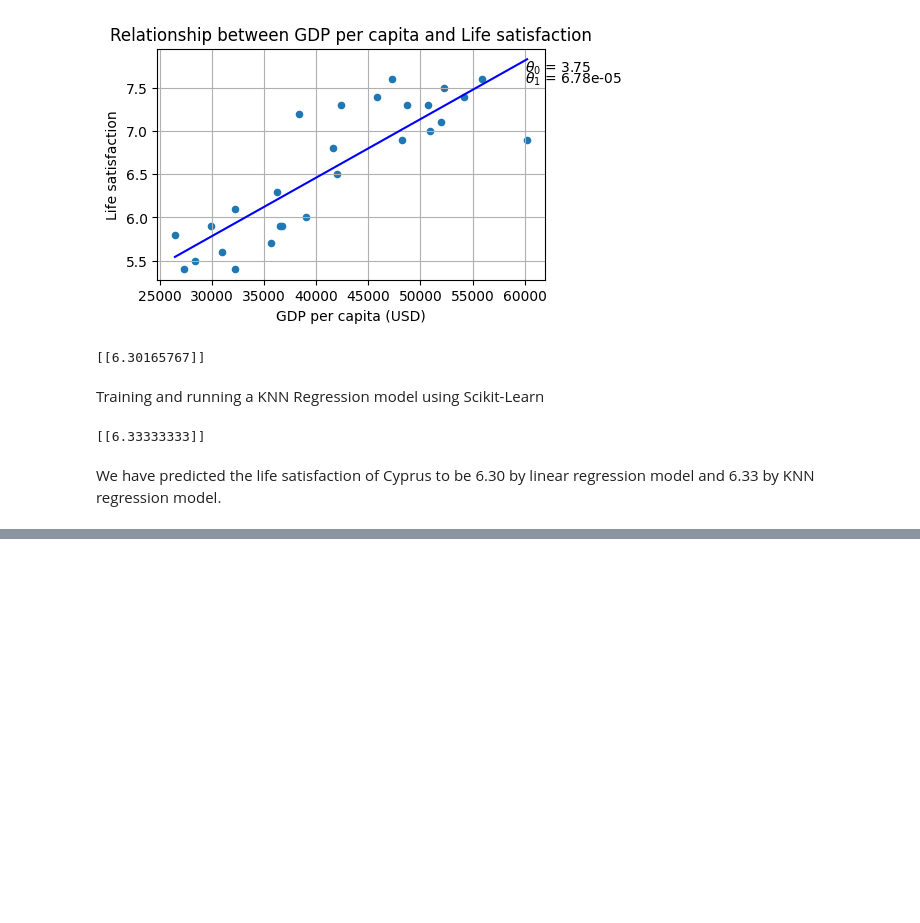
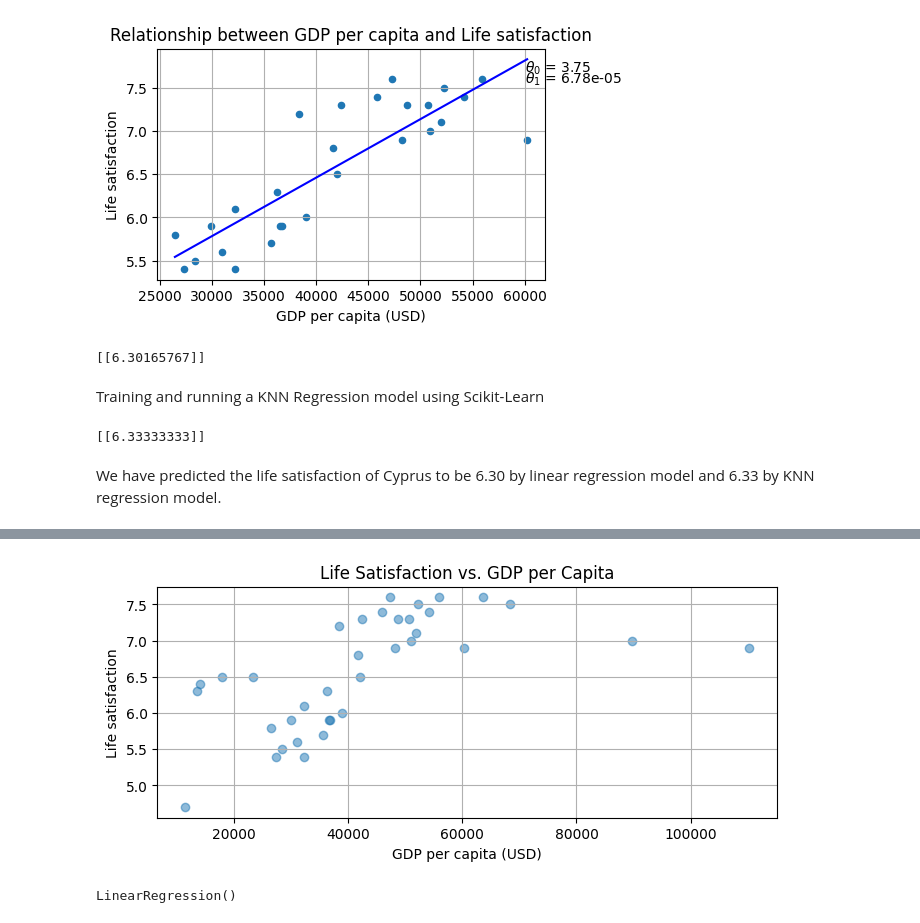
Before and after one commit to iupui-soic/pybootcamp, a Jupyter notebook: Raajitha_Chapter1.ipynb, the cells around one changed output, grey strips where cells are left out. Cells and saved outputs as stored; diff of their text form; code cells hidden in the pictures; blank space fills up the shorter version.

```diff
--- a/Raajitha_Chapter1.ipynb
+++ b/Raajitha_Chapter1.ipynb
@@ -123,0 +141,3 @@ We have predicted the life satisfaction of Cyprus to be 6.30 by linear regressio
+# %%
+oecd_bli = pd.read_csv(datapath / "oecd_bli.csv")
+gdp_per_capita = pd.read_csv(datapath / "gdp_per_capita.csv")
@@ -123,0 +153,11 @@ We have predicted the life satisfaction of Cyprus to be 6.30 by linear regressio
+# %%
+gdp_year = 2020
+gdppc_col = "GDP per capita (USD)"
+lifesat_col = "Life satisfaction"
+
+gdp_per_capita = gdp_per_capita[gdp_per_capita["Year"] == gdp_year]
+gdp_per_capita = gdp_per_capita.drop(["Code", "Year"], axis=1)
+gdp_per_capita.columns = ["Country", gdppc_col]
+gdp_per_capita.set_index("Country", inplace=True)
+
+gdp_per_capita.head()
@@ -123,0 +172,5 @@ We have predicted the life satisfaction of Cyprus to be 6.30 by linear regressio
+# %%
+oecd_bli = oecd_bli[oecd_bli["INEQUALITY"]=="TOT"]
+oecd_bli = oecd_bli.pivot(index="Country", columns="Indicator", values="Value")
+
+oecd_bli.head()
@@ -123,0 +186,7 @@ We have predicted the life satisfaction of Cyprus to be 6.30 by linear regressio
+# %%
+full_country_stats = pd.merge(left=oecd_bli, right=gdp_per_capita,
+                              left_index=True, right_index=True)
+full_country_stats.sort_values(by=gdppc_col, inplace=True)
+full_country_stats = full_country_stats[[gdppc_col, lifesat_col]]
+
+full_country_stats.head()
@@ -123,0 +201,18 @@ We have predicted the life satisfaction of Cyprus to be 6.30 by linear regressio
+# %%
+plt.figure(figsize=(8, 3))
+plt.scatter(full_country_stats[gdppc_col], full_country_stats[lifesat_col], alpha=0.5)
+plt.xlabel(gdppc_col)
+plt.ylabel(lifesat_col)
+plt.grid(True)
+plt.title("Life Satisfaction vs. GDP per Capita")
+plt.show()
+# %% [output]
+[figure, added]
+# %%
+X = np.c_[full_country_stats["GDP per capita (USD)"]].reshape(-1, 1)
+y = np.c_[full_country_stats["Life satisfaction"]].reshape(-1, 1)
+from sklearn.linear_model import LinearRegression
+model = LinearRegression()
+model.fit(X, y)
+# %% [output]
+LinearRegression()
```
Also changed, not shown: parts of 11 cells of this notebook.
